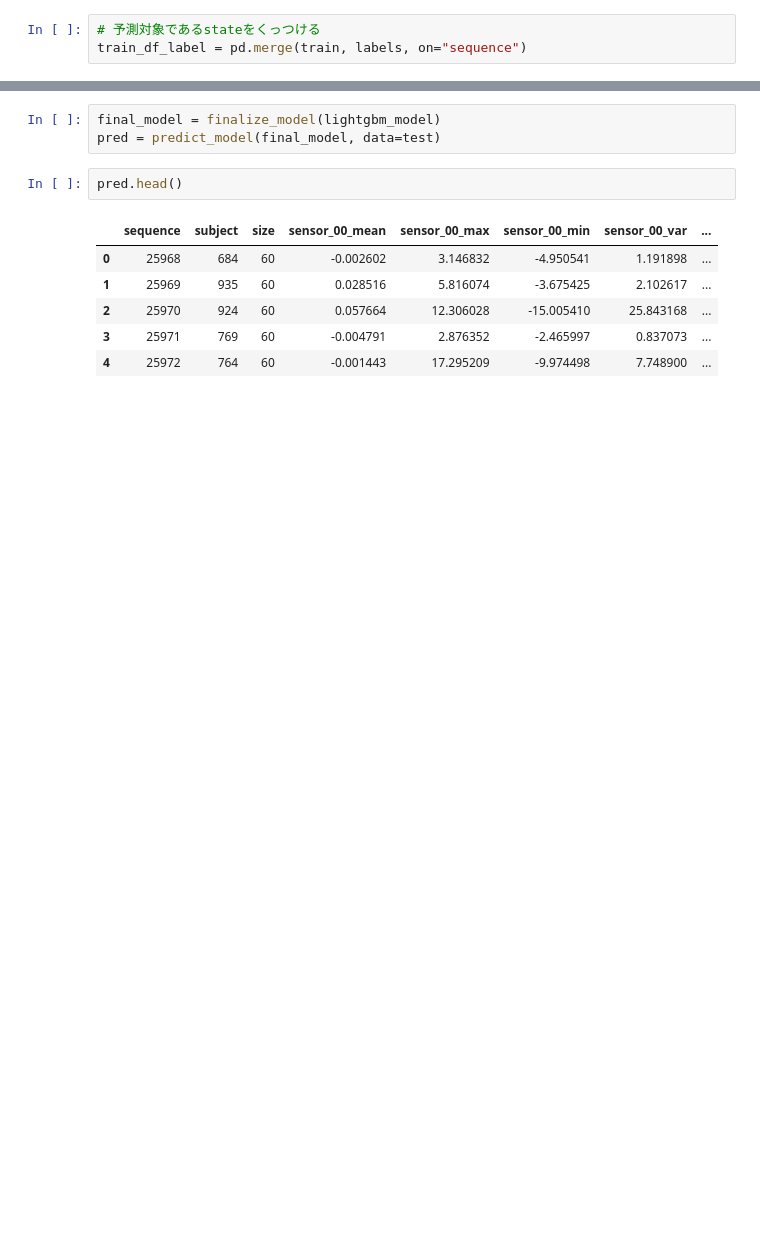
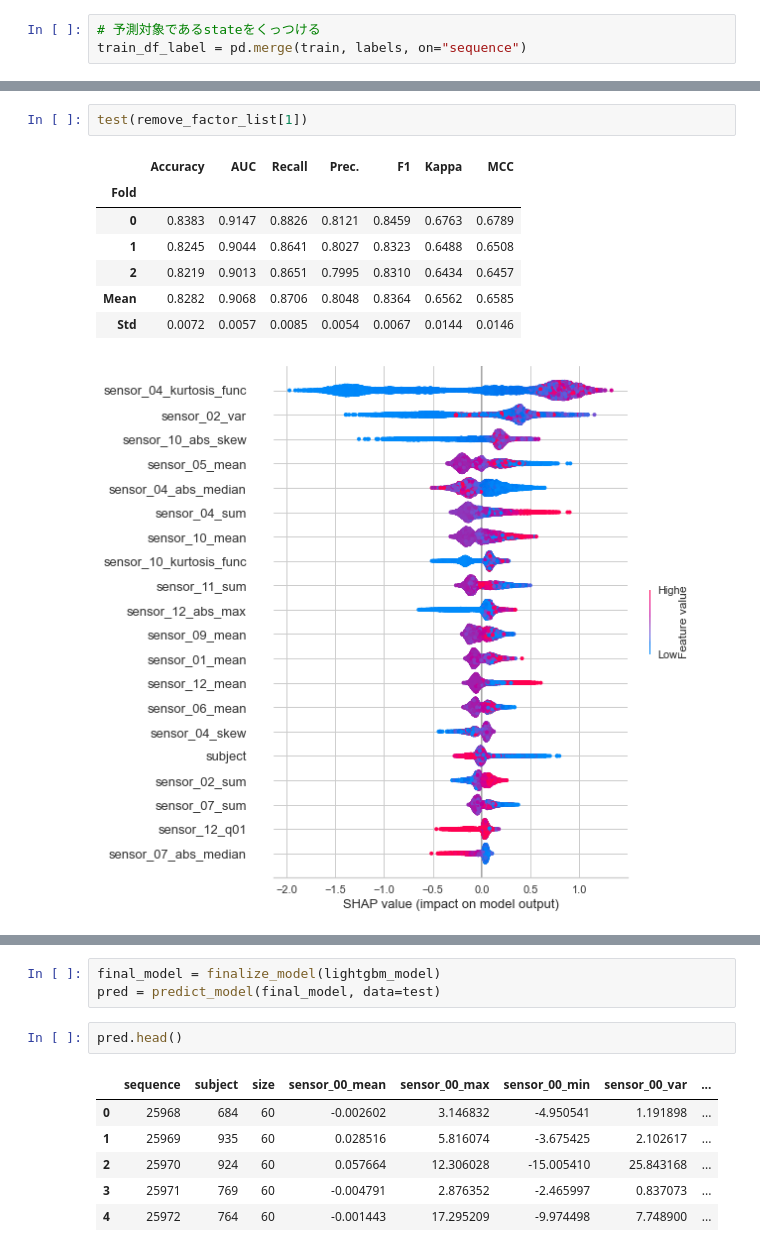
Before and after one commit to batamorphism/Kaggle, a Jupyter notebook: TPS2204/pycaretの練習_tpsapr22-fe-pseudo-labels-bi-lstm-fec957.ipynb, the cells around one changed output, grey strips where cells are left out. Drawn from its saved outputs; the diff is of its cells as text; blank space fills up the shorter version.

```diff
--- a/TPS2204/pycaretの練習_tpsapr22-fe-pseudo-labels-bi-lstm-fec957.ipynb
+++ b/TPS2204/pycaretの練習_tpsapr22-fe-pseudo-labels-bi-lstm-fec957.ipynb
@@ -194,0 +231,11 @@ interpret_model(lightgbm_model)
+# %%
+test(remove_factor_list[1])
+# %% [output]
+|  | Accuracy | AUC | Recall | Prec. | F1 | Kappa | MCC |
+| Fold |  |  |  |  |  |  |  |
+| 0 | 0.8383 | 0.9147 | 0.8826 | 0.8121 | 0.8459 | 0.6763 | 0.6789 |
+| 1 | 0.8245 | 0.9044 | 0.8641 | 0.8027 | 0.8323 | 0.6488 | 0.6508 |
+| 2 | 0.8219 | 0.9013 | 0.8651 | 0.7995 | 0.8310 | 0.6434 | 0.6457 |
+| Mean | 0.8282 | 0.9068 | 0.8706 | 0.8048 | 0.8364 | 0.6562 | 0.6585 |
+| Std | 0.0072 | 0.0057 | 0.0085 | 0.0054 | 0.0067 | 0.0144 | 0.0146 |
+[figure, added]
```
Also changed, not shown: parts of 30 cells of this notebook, 2 other files.
